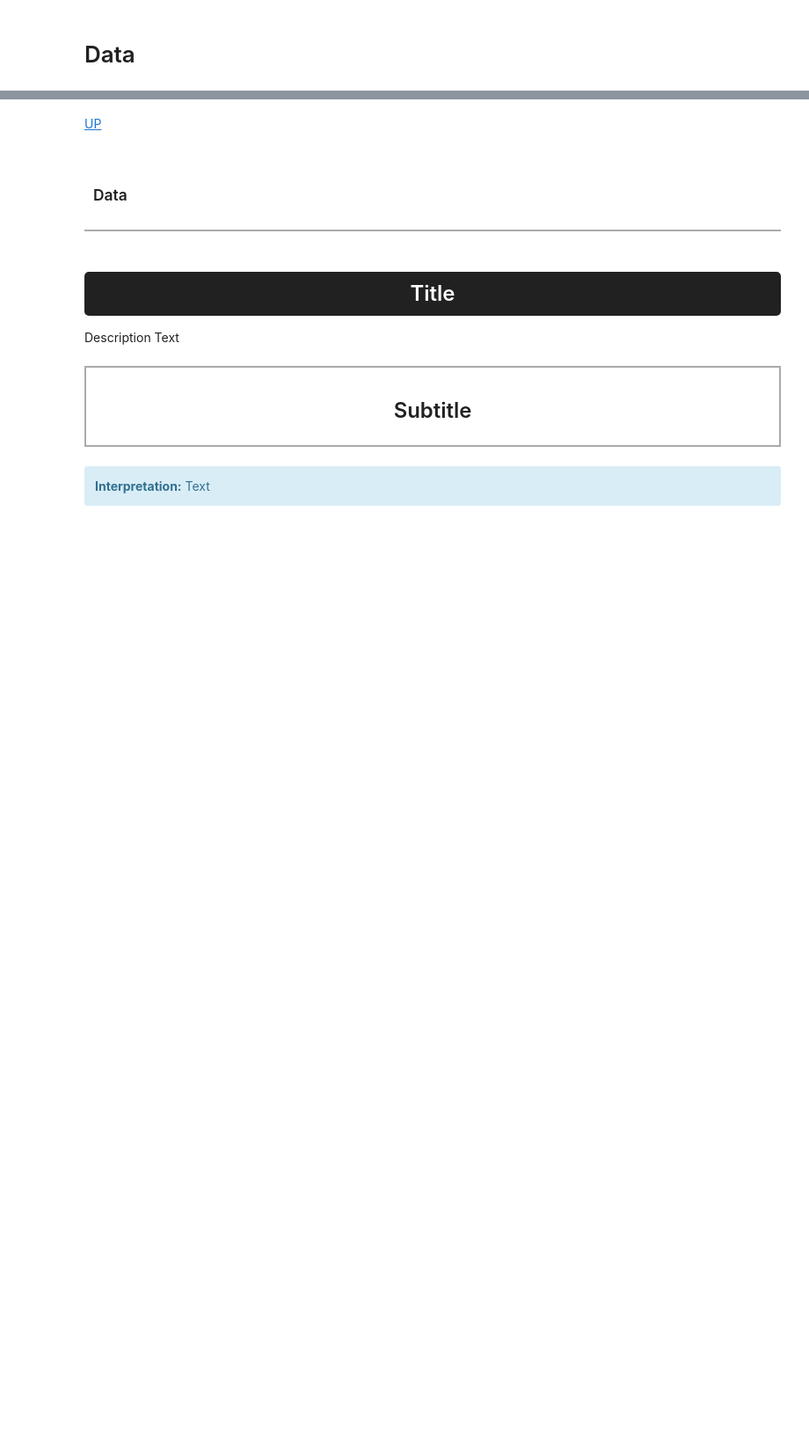
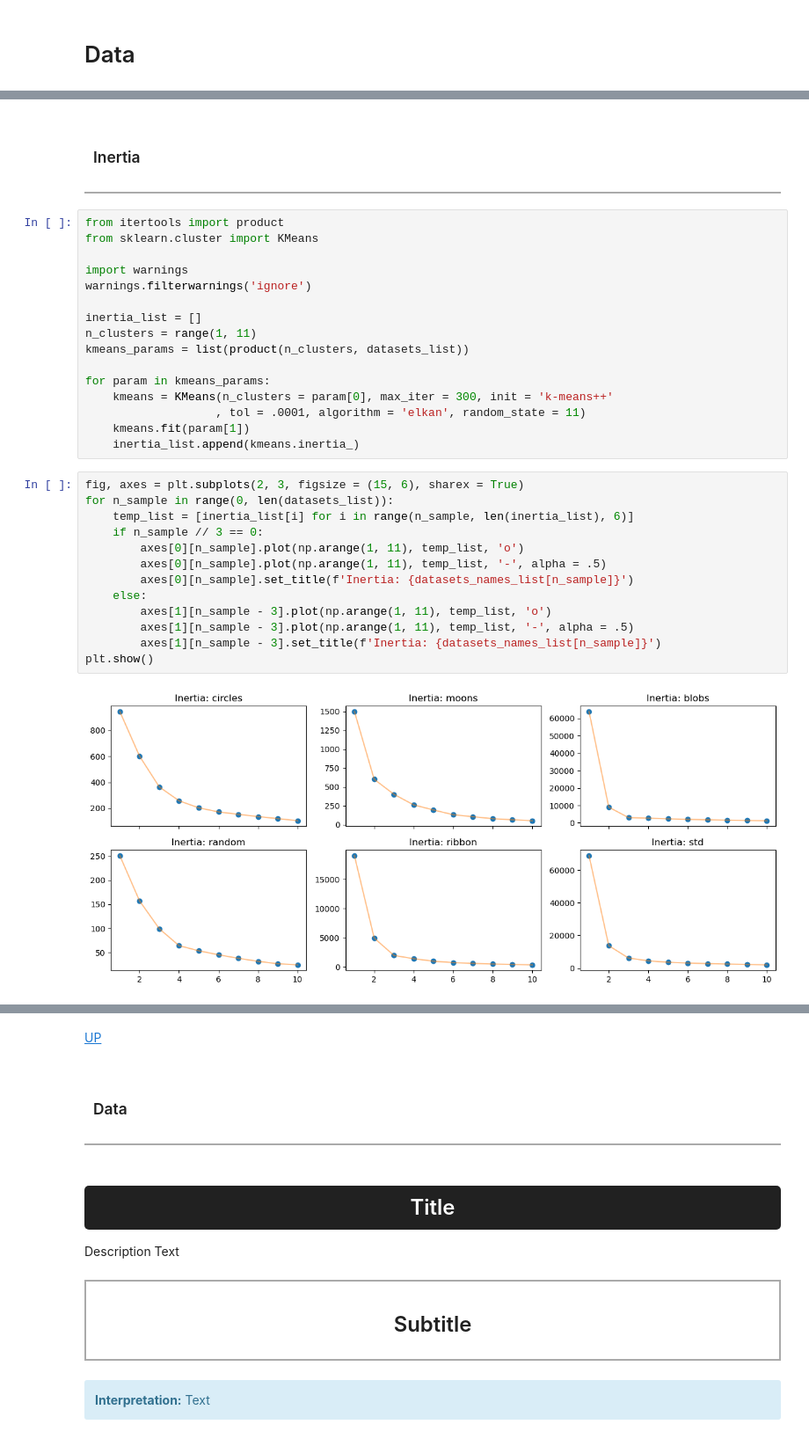
Before and after one commit to leopoldgerber/Machine-Learning, a Jupyter notebook: ML-7. Clustering.ipynb, the cells around one changed output, grey strips where cells are left out. Shown: that part at 88% size. Drawn from its saved outputs; the diff is of its cells as text; blank space fills up the shorter version.

```diff
--- a/ML-7. Clustering.ipynb
+++ b/ML-7. Clustering.ipynb
@@ -9,0 +63,45 @@
+# %% [markdown]
+<a id = 'kmeans_inertia'></a>
+<left>
+<div style="color:white;
+           display:fill;
+           border: 0px;
+           border-bottom: 2px solid #AAA;
+           font-size:80%;
+           letter-spacing:0.5px">
+<h2 style="padding: 10px;
+           color:#212121;">Inertia
+</h2>
+</div>
+</left>
+# %%
+from itertools import product
+from sklearn.cluster import KMeans
+
+import warnings
+warnings.filterwarnings('ignore')
+
+inertia_list = []
+n_clusters = range(1, 11)
+kmeans_params = list(product(n_clusters, datasets_list))
+
+for param in kmeans_params:
+    kmeans = KMeans(n_clusters = param[0], max_iter = 300, init = 'k-means++'
+                   , tol = .0001, algorithm = 'elkan', random_state = 11)
+    kmeans.fit(param[1])
+    inertia_list.append(kmeans.inertia_)
+# %%
+fig, axes = plt.subplots(2, 3, figsize = (15, 6), sharex = True)
+for n_sample in range(0, len(datasets_list)):
+    temp_list = [inertia_list[i] for i in range(n_sample, len(inertia_list), 6)]
+    if n_sample // 3 == 0:
+        axes[0][n_sample].plot(np.arange(1, 11), temp_list, 'o')
+        axes[0][n_sample].plot(np.arange(1, 11), temp_list, '-', alpha = .5)
+        axes[0][n_sample].set_title(f'Inertia: {datasets_names_list[n_sample]}')
+    else:
+        axes[1][n_sample - 3].plot(np.arange(1, 11), temp_list, 'o')
+        axes[1][n_sample - 3].plot(np.arange(1, 11), temp_list, '-', alpha = .5)
+        axes[1][n_sample - 3].set_title(f'Inertia: {datasets_names_list[n_sample]}')
+plt.show()
+# %% [output]
+[figure, added]
```
Also changed, not shown: parts of 11 cells of this notebook.
